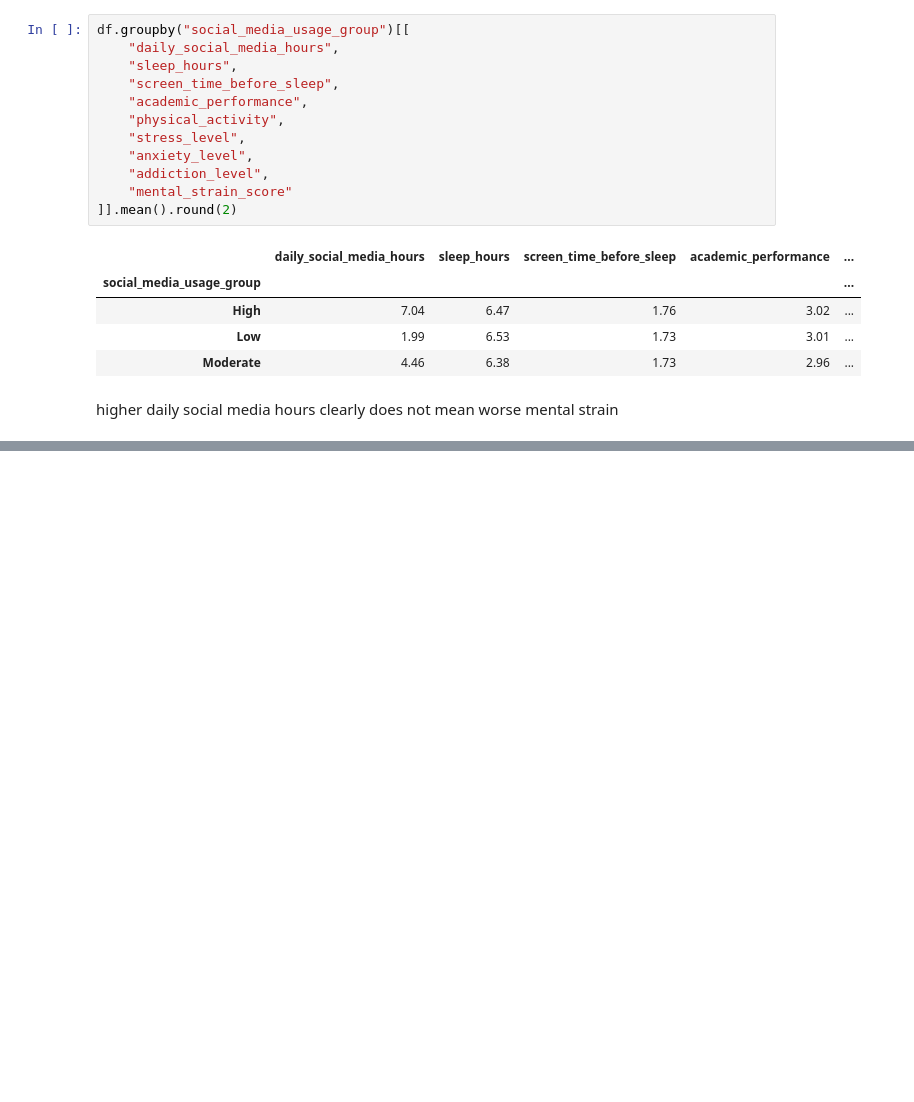
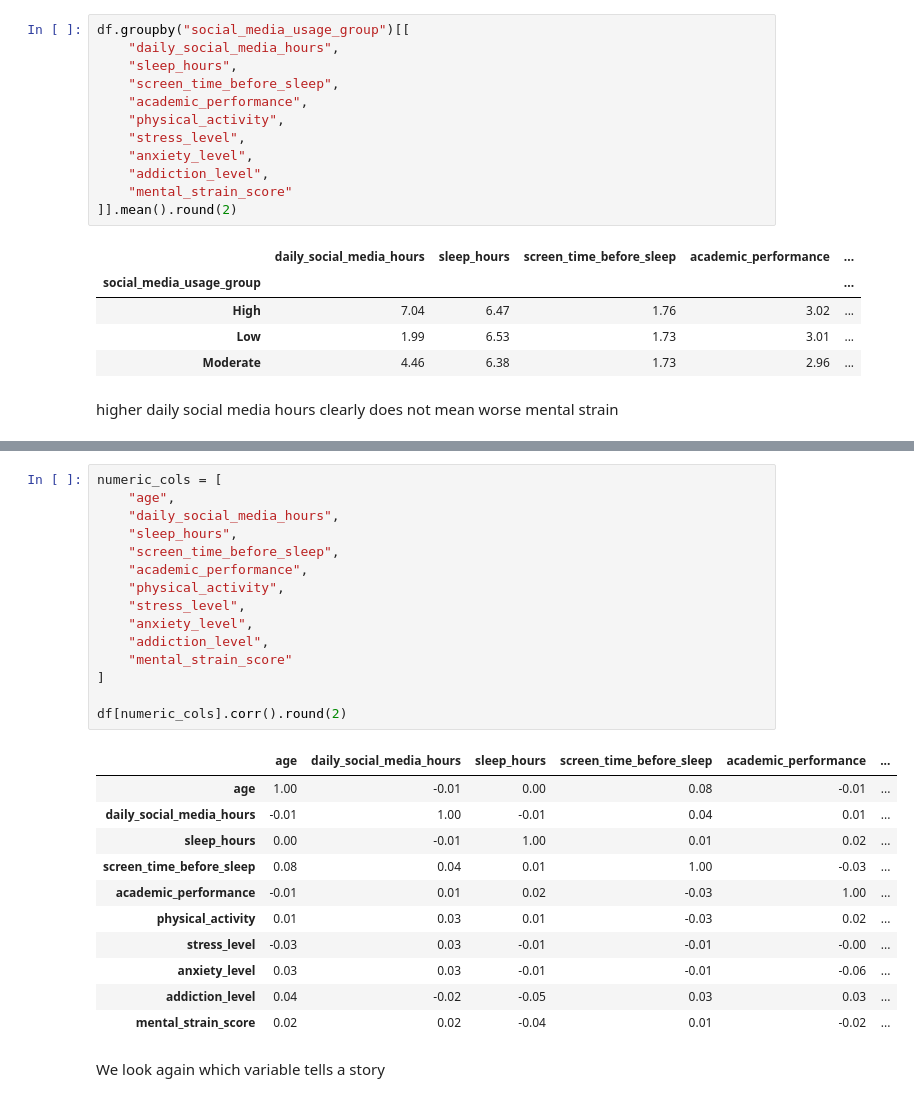
Before and after one commit to klidnenabrezi/data-modelling-kelompok-7, a Jupyter notebook: notebook/note-1.ipynb, the cells around one changed output, grey strips where cells are left out. Drawn from its saved outputs; the diff is of its cells as text; blank space fills up the shorter version.

Commit message:
look for story somewhere else

```diff
--- a/notebook/note-1.ipynb
+++ b/notebook/note-1.ipynb
@@ -296,0 +335,29 @@ higher daily social media hours clearly does not mean worse mental strain
+# %%
+numeric_cols = [
+    "age",
+    "daily_social_media_hours",
+    "sleep_hours",
+    "screen_time_before_sleep",
+    "academic_performance",
+    "physical_activity",
+    "stress_level",
+    "anxiety_level",
+    "addiction_level",
+    "mental_strain_score"
+]
+
+df[numeric_cols].corr().round(2)
+# %% [output]
+|  | age | daily_social_media_hours | sleep_hours | screen_time_before_sleep | academic_performance | ... |
+| age | 1.00 | -0.01 | 0.00 | 0.08 | -0.01 | ... |
+| daily_social_media_hours | -0.01 | 1.00 | -0.01 | 0.04 | 0.01 | ... |
+| sleep_hours | 0.00 | -0.01 | 1.00 | 0.01 | 0.02 | ... |
+| screen_time_before_sleep | 0.08 | 0.04 | 0.01 | 1.00 | -0.03 | ... |
+| academic_performance | -0.01 | 0.01 | 0.02 | -0.03 | 1.00 | ... |
+| physical_activity | 0.01 | 0.03 | 0.01 | -0.03 | 0.02 | ... |
+| stress_level | -0.03 | 0.03 | -0.01 | -0.01 | -0.00 | ... |
+| anxiety_level | 0.03 | 0.03 | -0.01 | -0.01 | -0.06 | ... |
+| addiction_level | 0.04 | -0.02 | -0.05 | 0.03 | 0.03 | ... |
+| mental_strain_score | 0.02 | 0.02 | -0.04 | 0.01 | -0.02 | ... |
+# %% [markdown]
+We look again which variable tells a story
```
Also changed, not shown: parts of 6 cells of this notebook.
